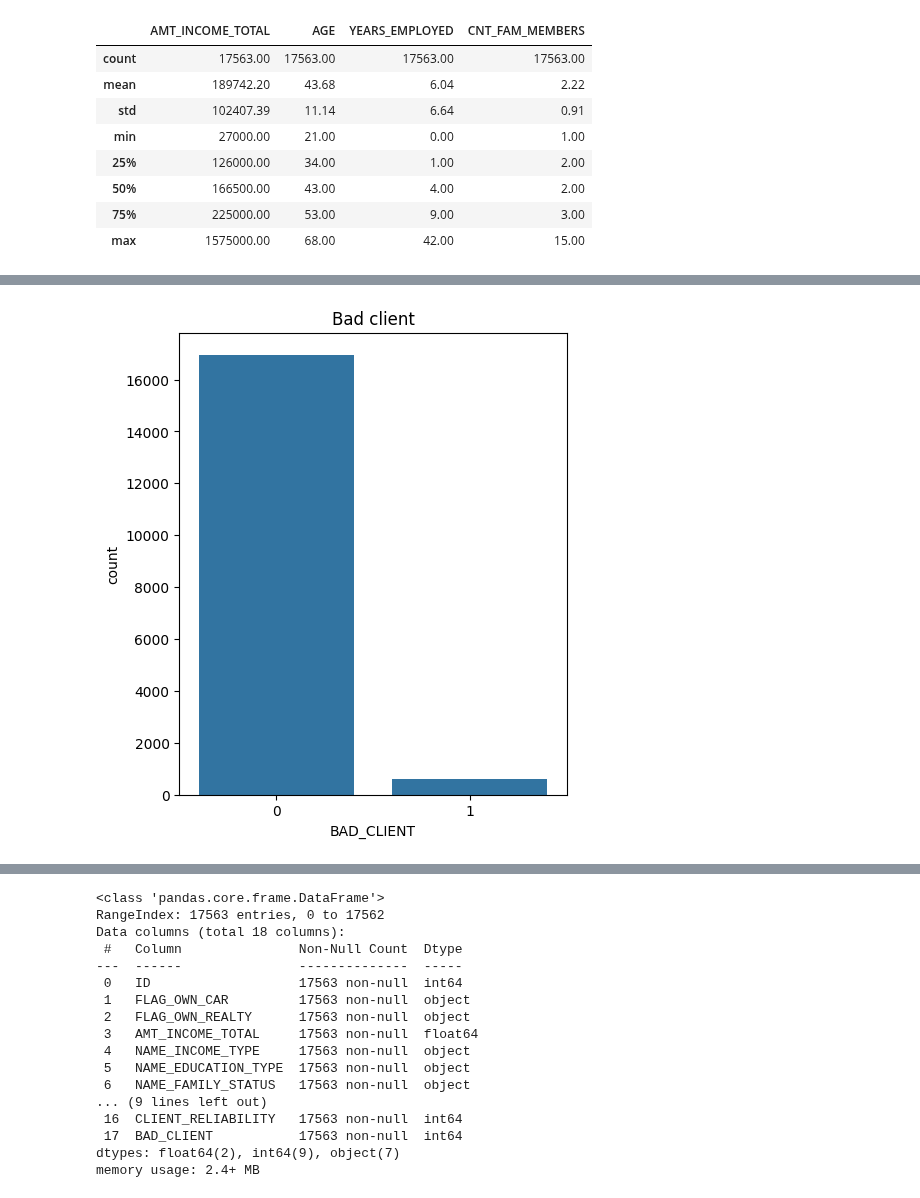
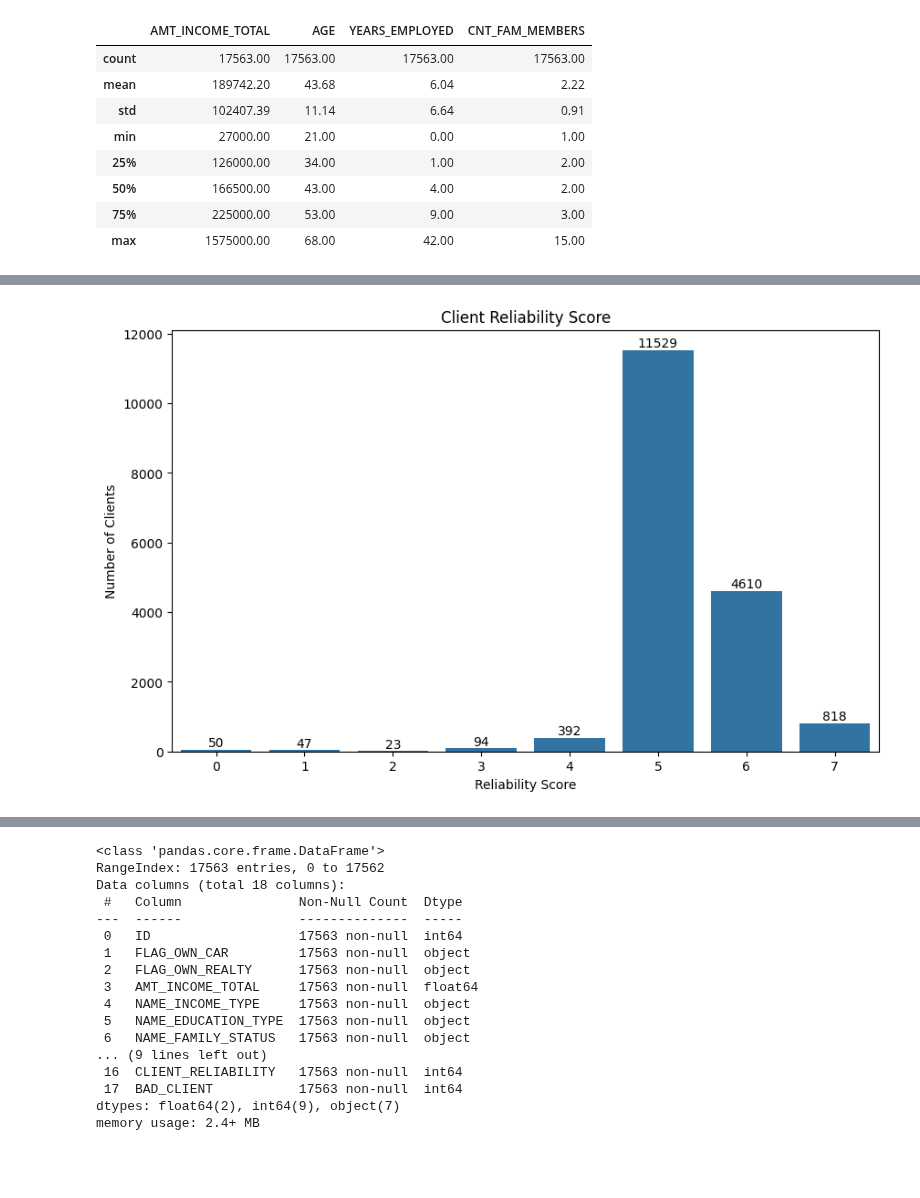
Before and after one commit to EnricoMiche1210760/prediction-of-creditworthiness-for-credit-card-issuance, a Jupyter notebook: main.ipynb, the cells around one changed output, grey strips where cells are left out. Cells and saved outputs as stored; diff of their text form; code cells hidden in the pictures; blank space fills up the shorter version.

```diff
--- a/main.ipynb
+++ b/main.ipynb
@@ -379,7 +377,11 @@ plt.show()
-# %%
-plt.figure(figsize=(5, 6))
-sns.countplot(x='BAD_CLIENT', data=approved_applications)
-plt.title('Bad client')
-plt.show()
-# %% [output]
-[figure, removed]
+# %%
+_, ax = plt.subplots(figsize=(10, 6))
+sns.countplot(x='CLIENT_RELIABILITY', data=approved_applications)
+for p in ax.patches:
+    ax.annotate(f'{int(p.get_height())}', (p.get_x() + p.get_width() / 2., p.get_height()), ha='center', va='center', xytext=(0, 5), textcoords='offset points')
+plt.xlabel('Reliability Score')
+plt.ylabel('Number of Clients')
+plt.title('Client Reliability Score')
+plt.show()
+# %% [output]
+[figure, added]
```
Also changed, not shown: parts of 10 cells of this notebook.
